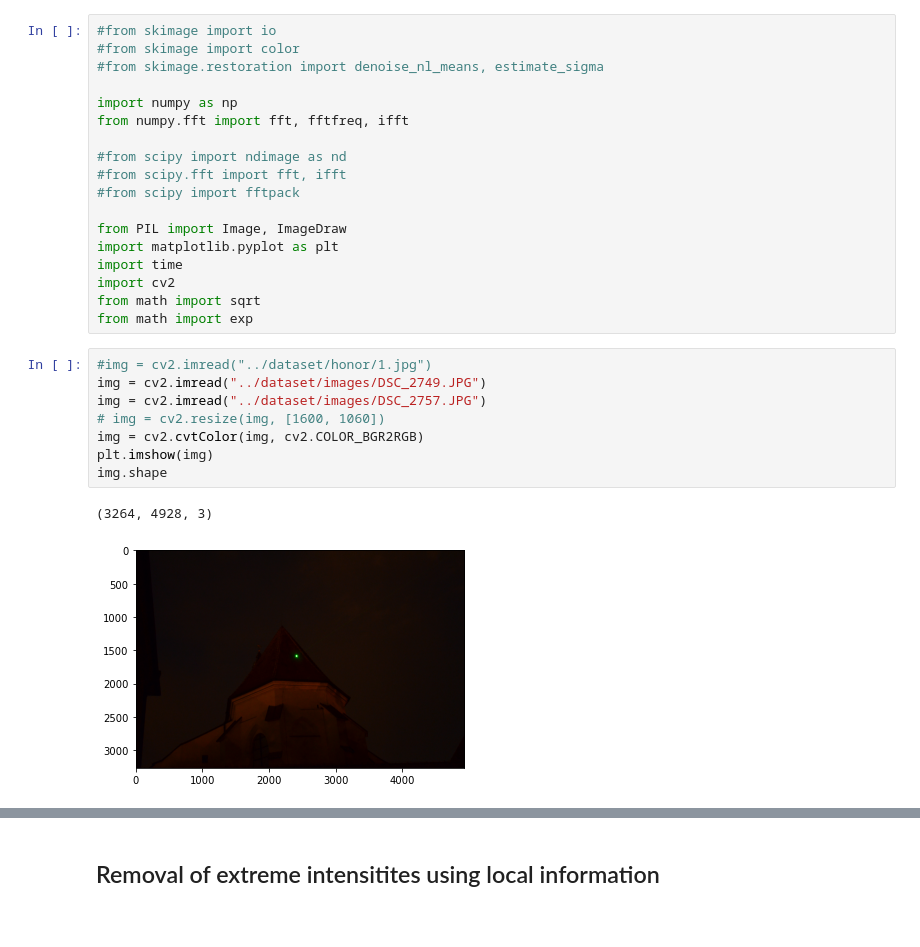
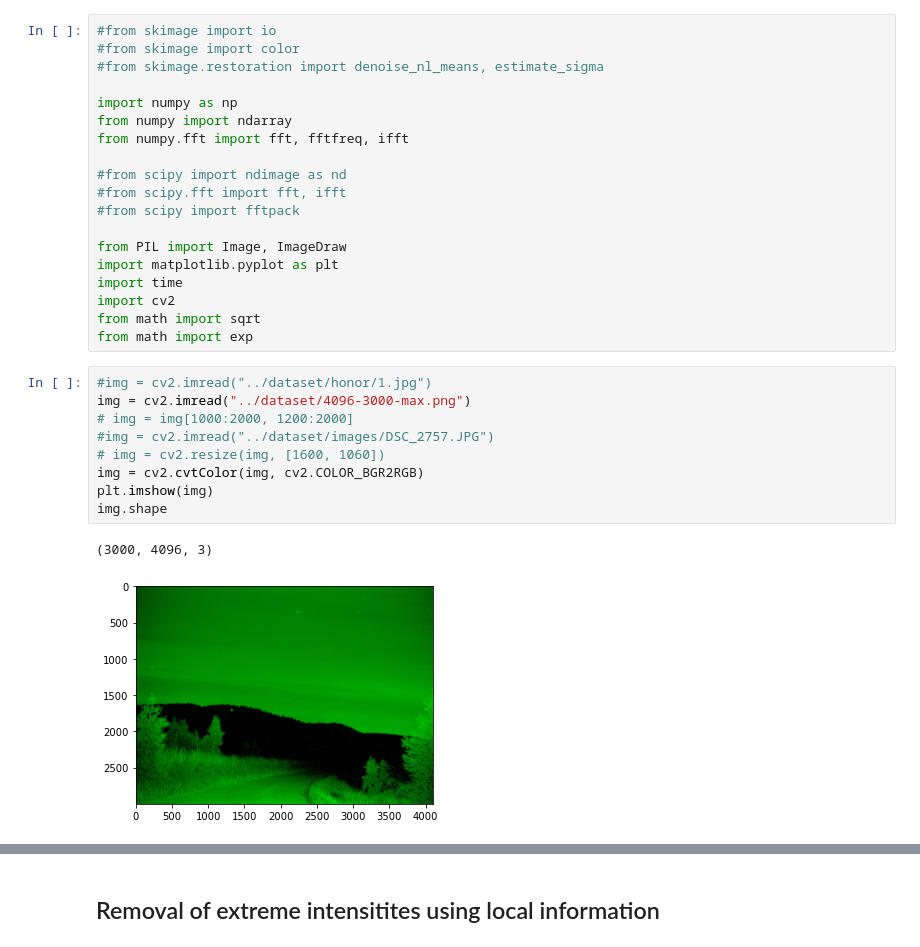
Before and after one commit to LadaOndris/apaler, a Jupyter notebook: detection/rotation.ipynb, the cells around one changed output, grey strips where cells are left out. Cells and saved outputs as stored; diff of their text form.

```diff
--- a/detection/rotation.ipynb
+++ b/detection/rotation.ipynb
@@ -4,6 +4,7 @@
 #from skimage.restoration import denoise_nl_means, estimate_sigma
 
 import numpy as np
+from numpy import ndarray
 from numpy.fft import fft, fftfreq, ifft
 
 #from scipy import ndimage as nd
@@ -18,13 +19,14 @@ from math import sqrt
 from math import exp
 # %%
 #img = cv2.imread("../dataset/honor/1.jpg")
-img = cv2.imread("../dataset/images/DSC_2749.JPG")
-img = cv2.imread("../dataset/images/DSC_2757.JPG")
+img = cv2.imread("../dataset/4096-3000-max.png")
+# img = img[1000:2000, 1200:2000]
+#img = cv2.imread("../dataset/images/DSC_2757.JPG")
 # img = cv2.resize(img, [1600, 1060])
 img = cv2.cvtColor(img, cv2.COLOR_BGR2RGB)
 plt.imshow(img)
 img.shape
 # %% [output]
-(3264, 4928, 3)
+(3000, 4096, 3)
-[figure, old version]
+[figure, new version]
 # %%
```
Also changed, not shown: parts of 26 cells of this notebook.
